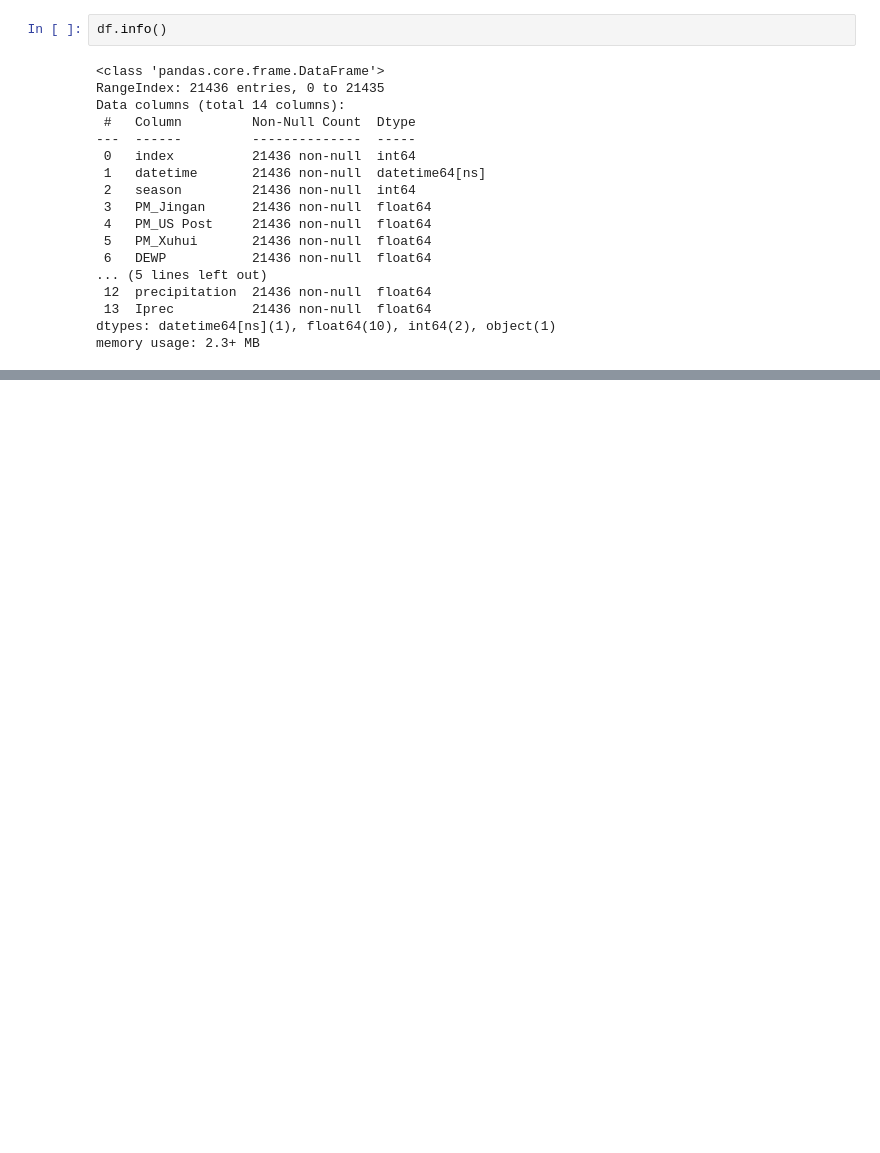
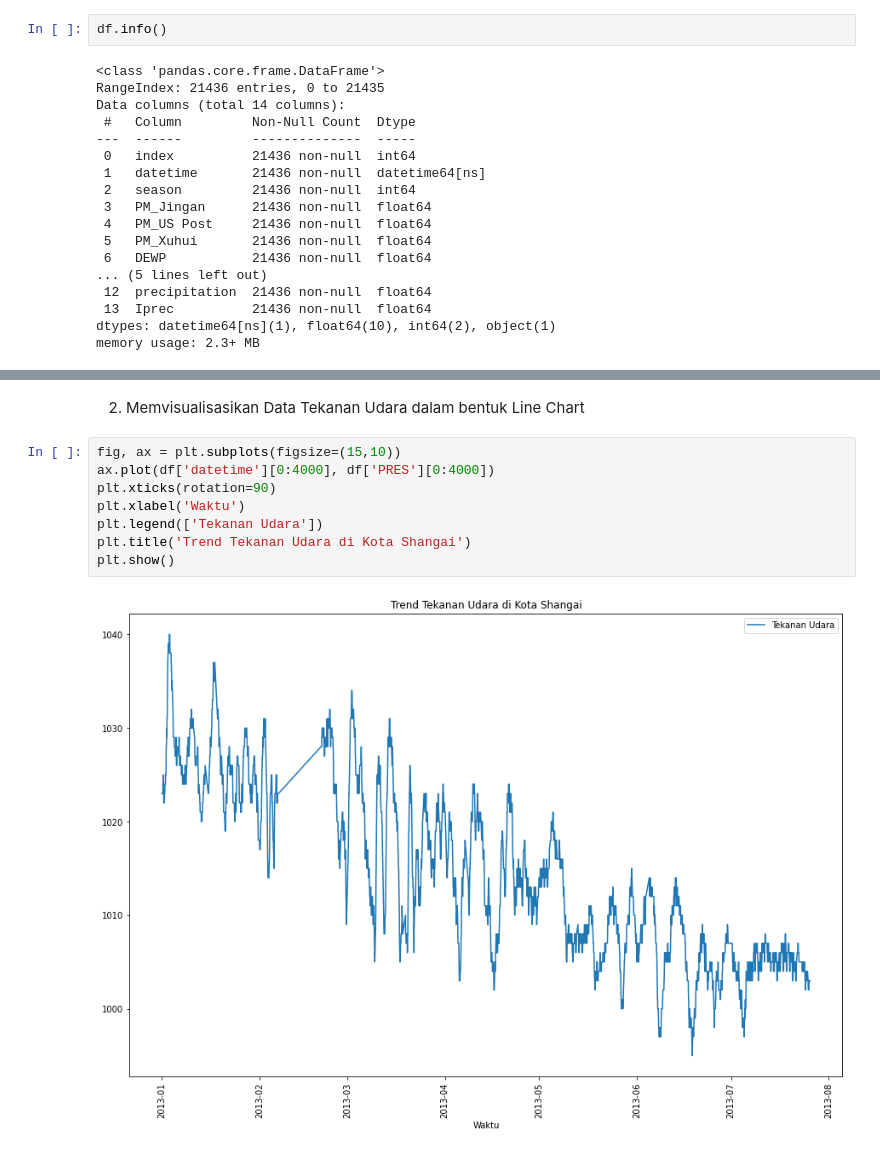
Before and after one commit to azizfath/fp-bdpa, a Jupyter notebook: UAS_BIGDATA.ipynb, the cells around one changed output, grey strips where cells are left out. Drawn from its saved outputs; the diff is of its cells as text; blank space fills up the shorter version.

```diff
--- a/UAS_BIGDATA.ipynb
+++ b/UAS_BIGDATA.ipynb
@@ -254,0 +270,12 @@ df.describe()
+# %% [markdown]
+2) Memvisualisasikan Data Tekanan Udara dalam bentuk Line Chart
+# %%
+fig, ax = plt.subplots(figsize=(15,10))
+ax.plot(df['datetime'][0:4000], df['PRES'][0:4000])
+plt.xticks(rotation=90)
+plt.xlabel('Waktu')
+plt.legend(['Tekanan Udara'])
+plt.title('Trend Tekanan Udara di Kota Shangai')
+plt.show()
+# %% [output]
+[figure, added]
```
Also changed, not shown: parts of 18 cells of this notebook.
